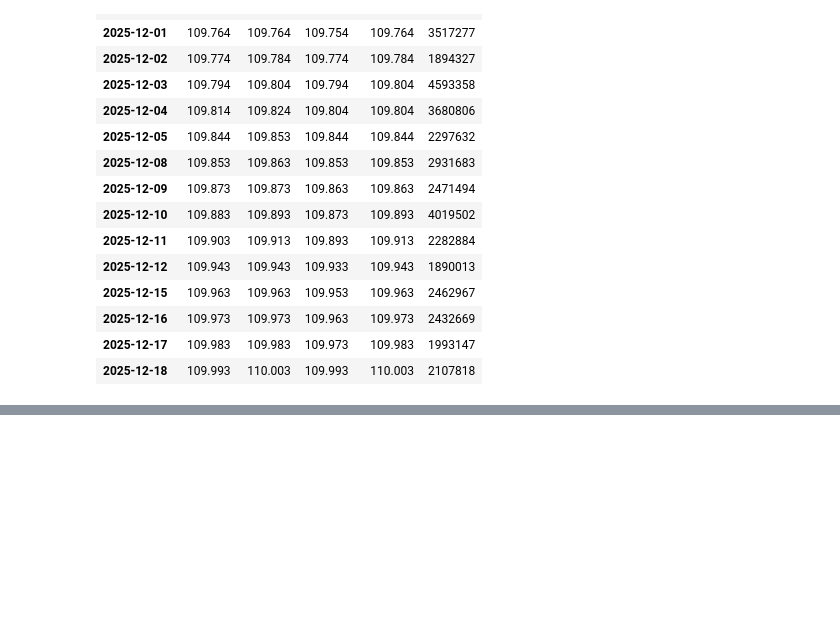
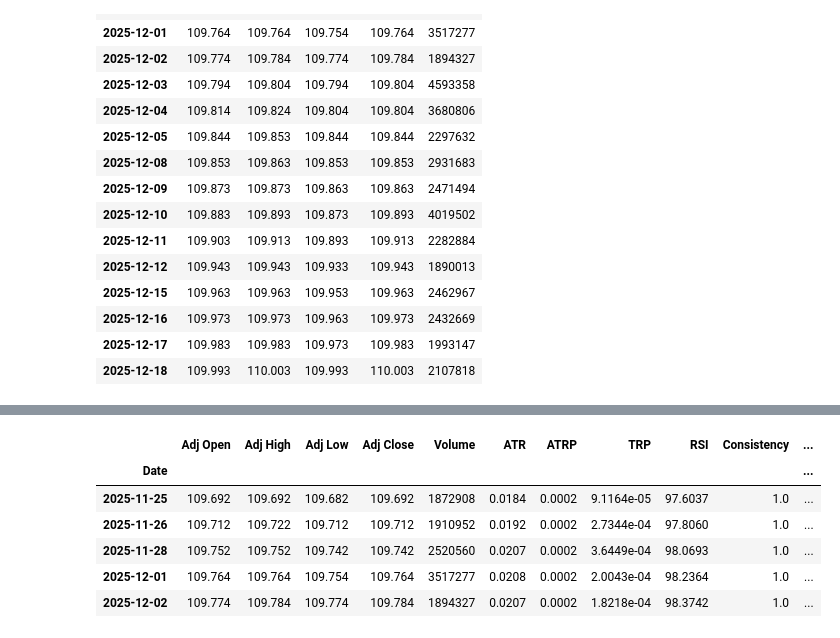
Before and after one commit to pympk/py311, a Jupyter notebook: stocks/notebooks_RLVR/bot_v55f.ipynb, the cells around one changed output, grey strips where cells are left out. Saved outputs shown, nothing was run; the diff lists cells and outputs as text; code cells hidden in the pictures; blank space fills up the shorter version.

```diff
--- a/stocks/notebooks_RLVR/bot_v55f.ipynb
+++ b/stocks/notebooks_RLVR/bot_v55f.ipynb
@@ -3765,5 +3918,13 @@ print(combined["GOOGL"].head())
 # %%
-combined["GOOGL"].loc["2025-11-25":].head()
+combined[my_ticker].loc["2025-11-25":].head()
+# %% [output]
+|  | Adj Open | Adj High | Adj Low | Adj Close | Volume | ATR | ATRP | TRP | RSI | Consistency | ... |
+| Date |  |  |  |  |  |  |  |  |  |  | ... |
+| 2025-11-25 | 109.692 | 109.692 | 109.682 | 109.692 | 1872908 | 0.0184 | 0.0002 | 9.1164e-05 | 97.6037 | 1.0 | ... |
+| 2025-11-26 | 109.712 | 109.722 | 109.712 | 109.712 | 1910952 | 0.0192 | 0.0002 | 2.7344e-04 | 97.8060 | 1.0 | ... |
+| 2025-11-28 | 109.752 | 109.752 | 109.742 | 109.742 | 2520560 | 0.0207 | 0.0002 | 3.6449e-04 | 98.0693 | 1.0 | ... |
+| 2025-12-01 | 109.764 | 109.764 | 109.754 | 109.764 | 3517277 | 0.0208 | 0.0002 | 2.0043e-04 | 98.2364 | 1.0 | ... |
+| 2025-12-02 | 109.774 | 109.784 | 109.774 | 109.784 | 1894327 | 0.0207 | 0.0002 | 1.8218e-04 | 98.3742 | 1.0 | ... |
 # %%
 # 1. Identify the first row of every ticker
 first_rows = features_df.groupby(level="Ticker").head(1)
```
Also changed, not shown: parts of 21 cells of this notebook, 18 other files.
